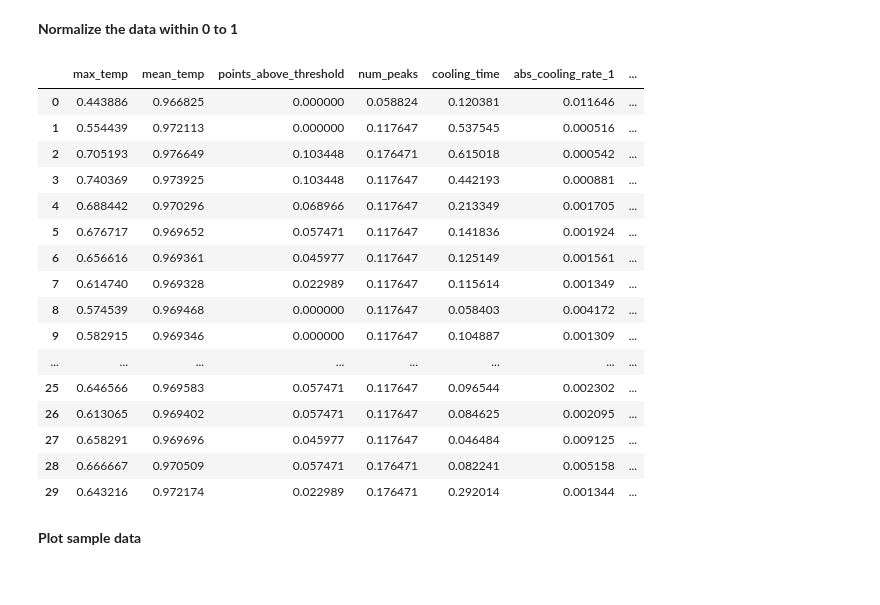
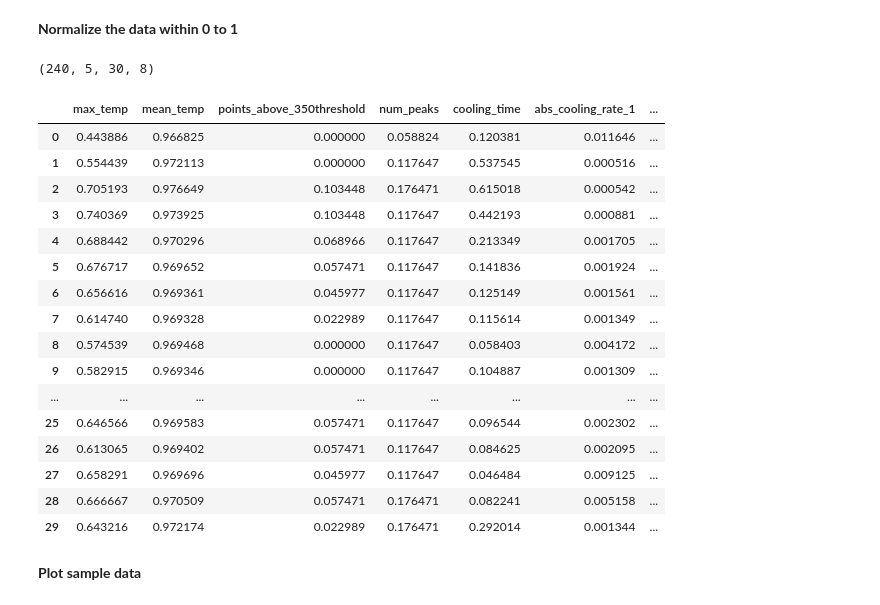
Before and after one commit to nazmulhasan202/WIP_NoteBooks, a Jupyter notebook: Classification of Porosity Level.ipynb, the cells around one changed output. Drawn from its saved outputs; the diff is of its cells as text; code cells hidden in the pictures.

```diff
--- a/Classification of Porosity Level.ipynb
+++ b/Classification of Porosity Level.ipynb
@@ -64,13 +72,17 @@ for i in range(X_features.shape[-1]):
     normalized_feature = (feature - min_val) / (max_val - min_val)
     normalized_features[..., i] = normalized_feature
 X_features = normalized_features
+# %%
+X_features.shape
+# %% [output]
+(240, 5, 30, 8)
 # %%
 tabular_data = X_features[201][0]
-df = pd.DataFrame(tabular_data, columns = ['max_temp', 'mean_temp', 'points_above_threshold', \
+df = pd.DataFrame(tabular_data, columns = ['max_temp', 'mean_temp', 'points_above_350threshold', \
                                            'num_peaks', 'cooling_time', 'abs_cooling_rate_1', 'abs_cooling_rate_2_scaled', 'Exp2_rsquare'])
 df
 # %% [output]
-|  | max_temp | mean_temp | points_above_threshold | num_peaks | cooling_time | abs_cooling_rate_1 | ... |
+|  | max_temp | mean_temp | points_above_350threshold | num_peaks | cooling_time | abs_cooling_rate_1 | ... |
 | 0 | 0.443886 | 0.966825 | 0.000000 | 0.058824 | 0.120381 | 0.011646 | ... |
 | 1 | 0.554439 | 0.972113 | 0.000000 | 0.117647 | 0.537545 | 0.000516 | ... |
 | 2 | 0.705193 | 0.976649 | 0.103448 | 0.176471 | 0.615018 | 0.000542 | ... |
```
Also changed, not shown: parts of 33 cells of this notebook, 12 other files.
